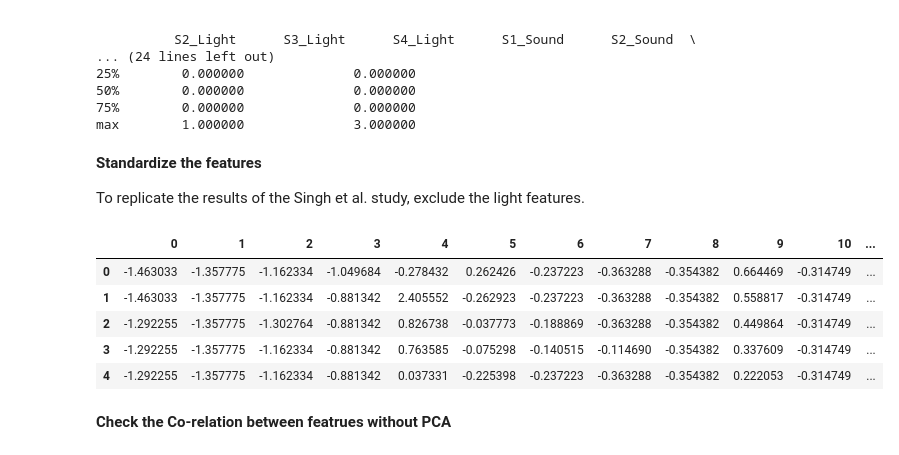
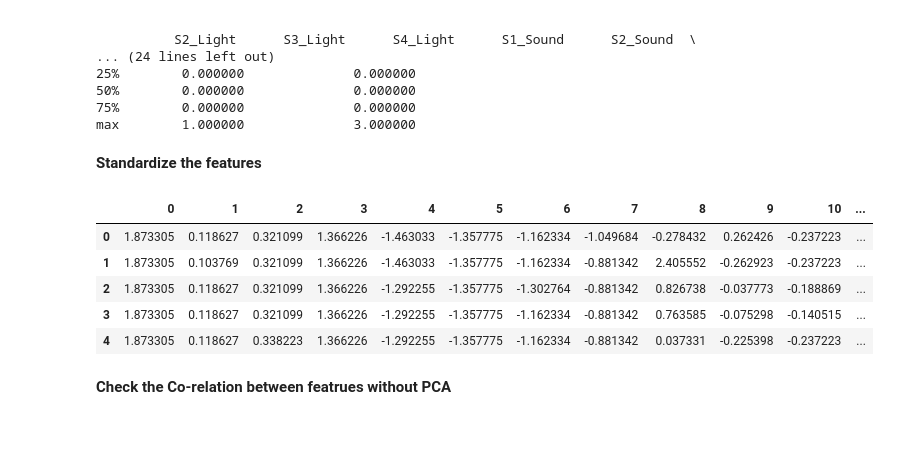
Before and after one commit to jeffreyfitzpatrick/Big-Data-Analytics-Capstone-Project, a Jupyter notebook: Dimensionality_Reduction.ipynb, the cells around one changed output. Cells and saved outputs as stored; diff of their text form; code cells hidden in the pictures.

```diff
--- a/Dimensionality_Reduction.ipynb
+++ b/Dimensionality_Reduction.ipynb
@@ -74,25 +76,24 @@ max       26.380000     29.000000     26.190000     26.560000    165.000000
 50%        0.000000              0.000000
 75%        0.000000              0.000000
 max        1.000000              3.000000
-# %% [markdown]
-**Standardize the features**
-
-To replicate the results of the Singh et al. study, exclude the light features.
+# %% [markdown]
+**Standardize the features**
 # %%
 # Standardize the features
 # Create an object of StandardScaler which is present in sklearn.preprocessing
 scalar = StandardScaler()
-scaled_data = pd.DataFrame(scalar.fit_transform(Occupancy[['S1_Temp', 'S2_Temp', 'S3_Temp', 'S4_Temp',
-                                                          'S1_Sound', 'S2_Sound', 'S3_Sound', 'S4_Sound',
-                                                          'S5_CO2', 'S5_CO2_Slope', 'S6_PIR', 'S7_PIR']]))
+scaled_data = pd.DataFrame(scalar.fit_transform(Occupancy[['S1_Light', 'S2_Light', 'S3_Light', 'S4_Light',
+                                                           'S1_Temp', 'S2_Temp', 'S3_Temp', 'S4_Temp',
+                                                           'S1_Sound', 'S2_Sound', 'S3_Sound', 'S4_Sound',
+                                                           'S5_CO2', 'S5_CO2_Slope', 'S6_PIR', 'S7_PIR']]))
 scaled_data.head()
 # %% [output]
 |  | 0 | 1 | 2 | 3 | 4 | 5 | 6 | 7 | 8 | 9 | 10 | ... |
-| 0 | -1.463033 | -1.357775 | -1.162334 | -1.049684 | -0.278432 | 0.262426 | -0.237223 | -0.363288 | -0.354382 | 0.664469 | -0.314749 | ... |
-| 1 | -1.463033 | -1.357775 | -1.162334 | -0.881342 | 2.405552 | -0.262923 | -0.237223 | -0.363288 | -0.354382 | 0.558817 | -0.314749 | ... |
-| 2 | -1.292255 | -1.357775 | -1.302764 | -0.881342 | 0.826738 | -0.037773 | -0.188869 | -0.363288 | -0.354382 | 0.449864 | -0.314749 | ... |
-| 3 | -1.292255 | -1.357775 | -1.162334 | -0.881342 | 0.763585 | -0.075298 | -0.140515 | -0.114690 | -0.354382 | 0.337609 | -0.314749 | ... |
-| 4 | -1.292255 | -1.357775 | -1.162334 | -0.881342 | 0.037331 | -0.225398 | -0.237223 | -0.363288 | -0.354382 | 0.222053 | -0.314749 | ... |
+| 0 | 1.873305 | 0.118627 | 0.321099 | 1.366226 | -1.463033 | -1.357775 | -1.162334 | -1.049684 | -0.278432 | 0.262426 | -0.237223 | ... |
+| 1 | 1.873305 | 0.103769 | 0.321099 | 1.366226 | -1.463033 | -1.357775 | -1.162334 | -0.881342 | 2.405552 | -0.262923 | -0.237223 | ... |
+| 2 | 1.873305 | 0.118627 | 0.321099 | 1.366226 | -1.292255 | -1.357775 | -1.302764 | -0.881342 | 0.826738 | -0.037773 | -0.188869 | ... |
+| 3 | 1.873305 | 0.118627 | 0.321099 | 1.366226 | -1.292255 | -1.357775 | -1.162334 | -0.881342 | 0.763585 | -0.075298 | -0.140515 | ... |
+| 4 | 1.873305 | 0.118627 | 0.338223 | 1.366226 | -1.292255 | -1.357775 | -1.162334 | -0.881342 | 0.037331 | -0.225398 | -0.237223 | ... |
 # %% [markdown]
 **Check the Co-relation between featrues without PCA**
 # %%
```
Also changed, not shown: parts of 11 cells of this notebook.
